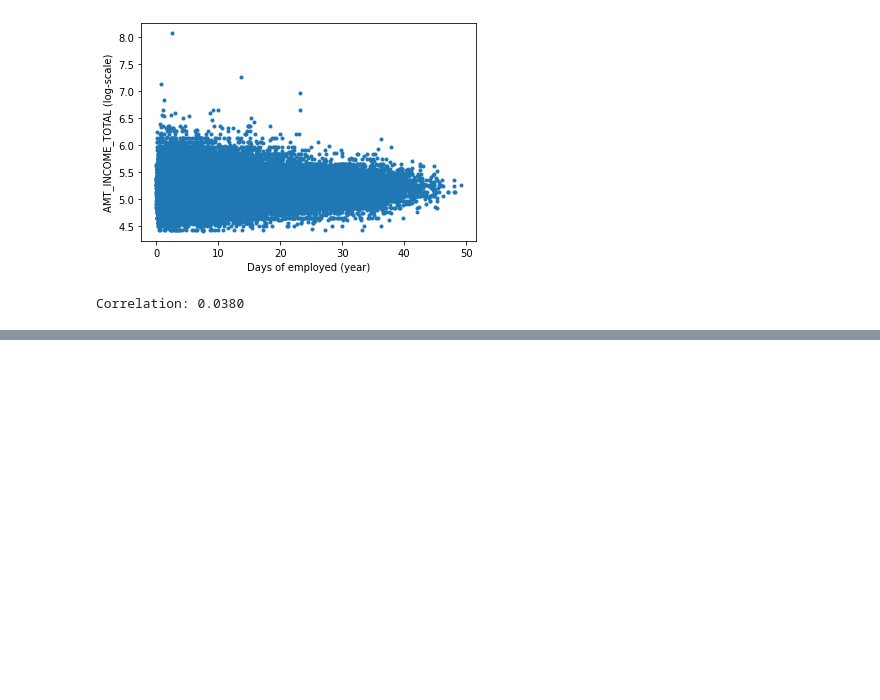
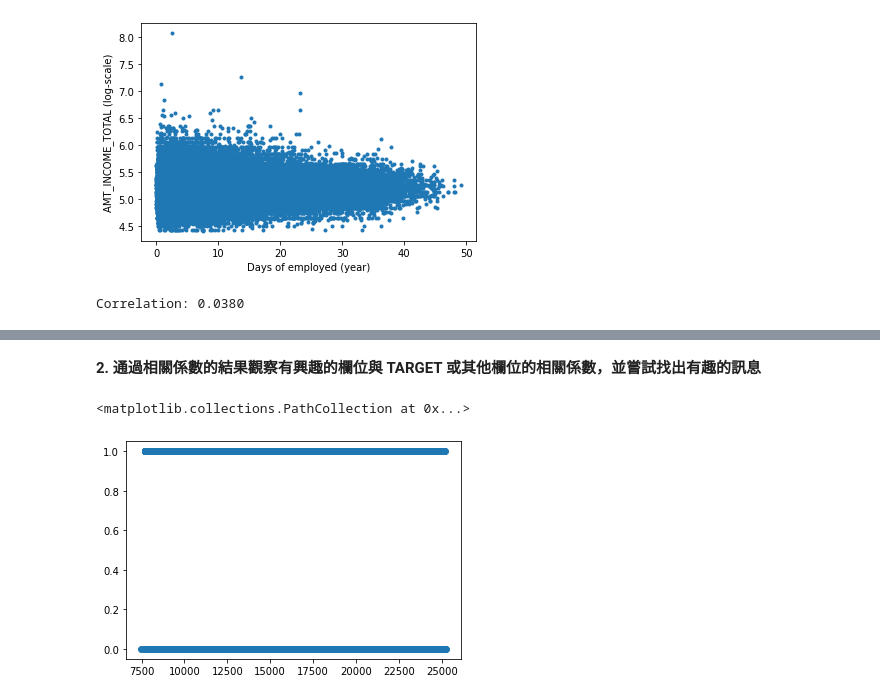
Before and after one commit to sourchen/ML100Days, a Jupyter notebook: Day15.ipynb, the cells around one changed output, grey strips where cells are left out. Drawn from its saved outputs; the diff is of its cells as text; code cells hidden in the pictures; blank space fills up the shorter version.

```diff
--- a/Day15.ipynb
+++ b/Day15.ipynb
@@ -65,3 +65,10 @@ print("Correlation: %.4f" % (corr[0][1]))
 # %% [output]
 [figure]
 Correlation: 0.0380
+# %%
+# 受雇日數為異常值的資料, 另外設一個欄位記錄, 並將異常的日數轉成空值 (np.nan)
+app_train['DAYS_EMPLOYED_ANOM'] = app_train["DAYS_EMPLOYED"] == 365243
+app_train['DAYS_EMPLOYED'].replace({365243: np.nan}, inplace = True)
+
+# 出生日數 (DAYS_BIRTH) 取絕對值
+app_train['DAYS_BIRTH'] = abs(app_train['DAYS_BIRTH'])
@@ -67,0 +132,7 @@ Correlation: 0.0380
+# %% [markdown]
+**2. 通過相關係數的結果觀察有興趣的欄位與 TARGET 或其他欄位的相關係數，並嘗試找出有趣的訊息**
+# %%
+plt.scatter(app_train['DAYS_BIRTH'], app_train['TARGET'])
+# %% [output]
+<matplotlib.collections.PathCollection at 0x...>
+[figure, added]
```
Also changed, not shown: parts of 8 cells of this notebook.
